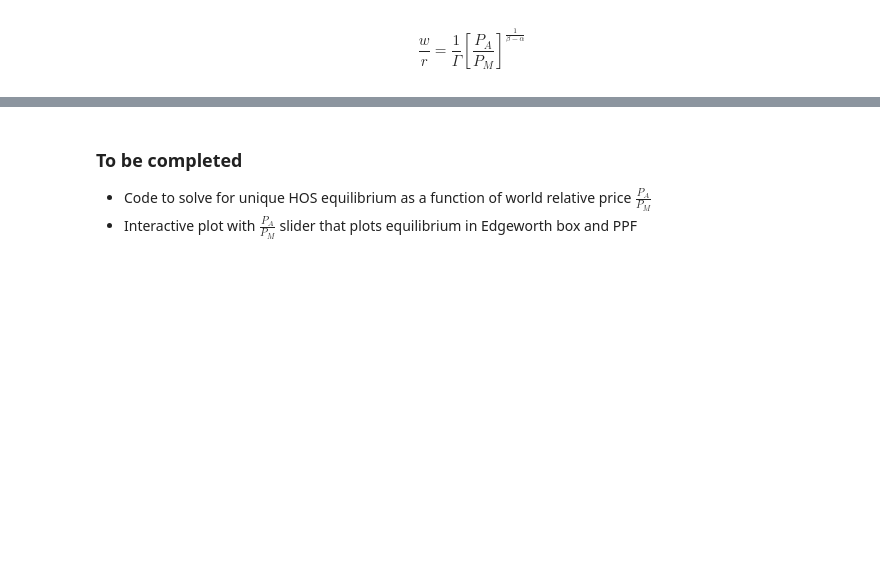
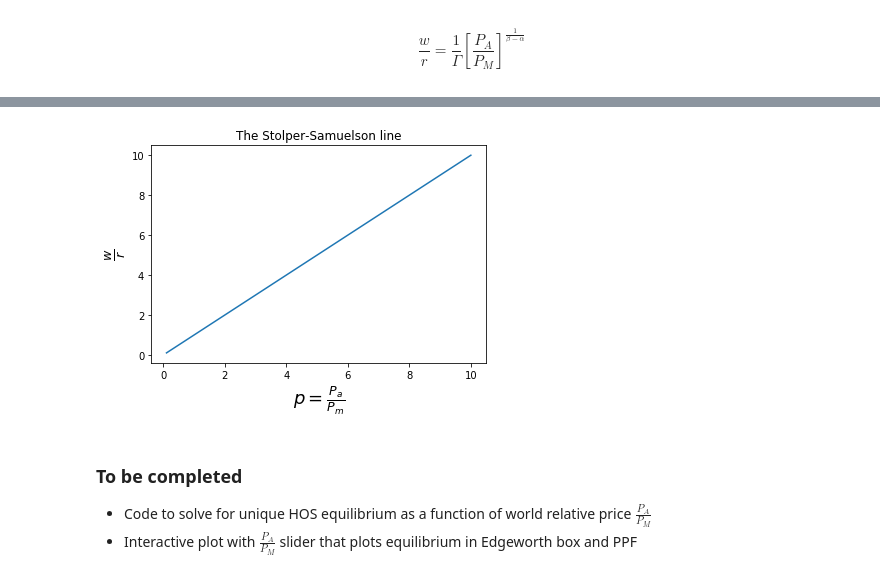
Before and after one commit to jhconning/Dev-II, a Jupyter notebook: notebooks/EdgeworthProduction.ipynb, the cells around one changed output, grey strips where cells are left out. Cells and saved outputs as stored; diff of their text form; code cells hidden in the pictures; blank space fills up the shorter version.

Commit message:
stolper-samuelson discussion and plot

```diff
--- a/notebooks/EdgeworthProduction.ipynb
+++ b/notebooks/EdgeworthProduction.ipynb
@@ -206,3 +213,15 @@ If agriculture is more labor intensive than manufacturing, so $\alpha < \beta$,
+# %%
+def wreq(p,a=ALPHA, b=BETA):
+    B = ((1-a)/(1-b))*(a/(1-a))**a  * ((1-b)/b)**b
+    return B*p
+# %%
+p = np.linspace(0.1,10,100)
+plt.title('The Stolper-Samuelson line')
+plt.xlabel(r'$p = \frac{P_a}{P_m}$', fontsize=18)
+plt.ylabel(r'$ \frac{w}{r}$', fontsize=18)
+plt.plot(p,wreq(p));
+# %% [output]
+[figure, added]
 # %% [markdown]
 ### To be completed
 
```
Also changed, not shown: parts of 6 cells of this notebook.
